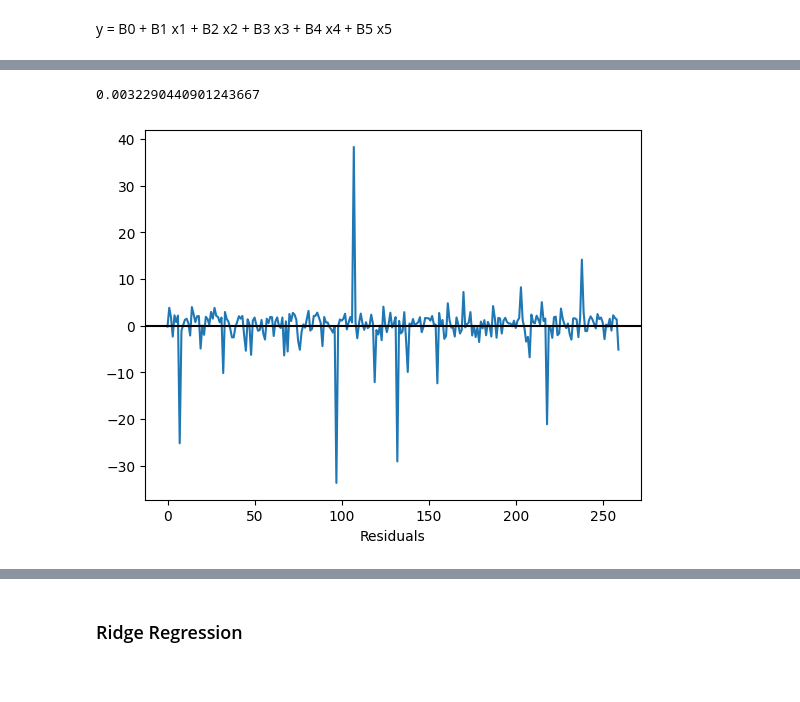
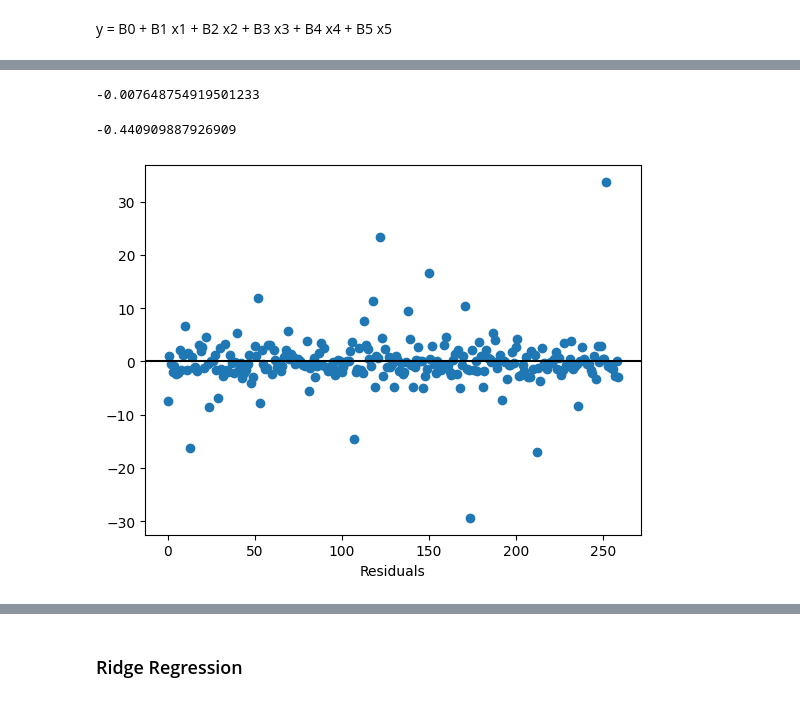
Before and after one commit to DrStephPowers/BIA, a Jupyter notebook: Ch10_Regression.ipynb, the cells around one changed output, grey strips where cells are left out. Saved outputs shown, nothing was run; the diff lists cells and outputs as text; code cells hidden in the pictures.

```diff
--- a/Ch10_Regression.ipynb
+++ b/Ch10_Regression.ipynb
@@ -279,7 +376,7 @@ from sklearn.metrics import r2_score
 stock2 = stock[["Earnings Per Share", "Cash Ratio", "After Tax ROE", "Gross Margin", "Current Ratio"]].dropna()
 # %%
 x_train, x_test, y_train, y_test = train_test_split(stock2[["Cash Ratio", "After Tax ROE", "Gross Margin", "Current Ratio"]],
-                                                   stock2[["Earnings Per Share"]], test_size=0.2)
+                                                   stock2[["Earnings Per Share"]], test_size=0.2, shuffle=True)
 # %%
 lr = LinearRegression()
 # %%
@@ -312,11 +409,15 @@ mean_squared_error(y_test, y_pred)
 # %%
 r2_score(y_test, y_pred)
 # %% [output]
-0.0032290440901243667
+-0.007648754919501233
 # %%
 y_test = y_test.to_numpy()
 # %%
-error = np.subtract(y_pred, y_test)
+error = np.subtract(y_test, y_pred)
+# %%
+error.mean()
+# %% [output]
+-0.440909887926909
 # %%
 import matplotlib.pyplot as plt
 import statsmodels.api as sm
@@ -323,7 +425,7 @@ import statsmodels.api as sm
 # %%
-plt.plot(error)
+plt.plot(error, marker = 'o', linestyle="None")
 plt.xlabel('Residuals')
 plt.axhline(y=0, color='black', linestyle='-')
 plt.show()
 # %% [output]
-[figure, old version]
+[figure, new version]
```
Also changed, not shown: parts of 100 cells of this notebook.
